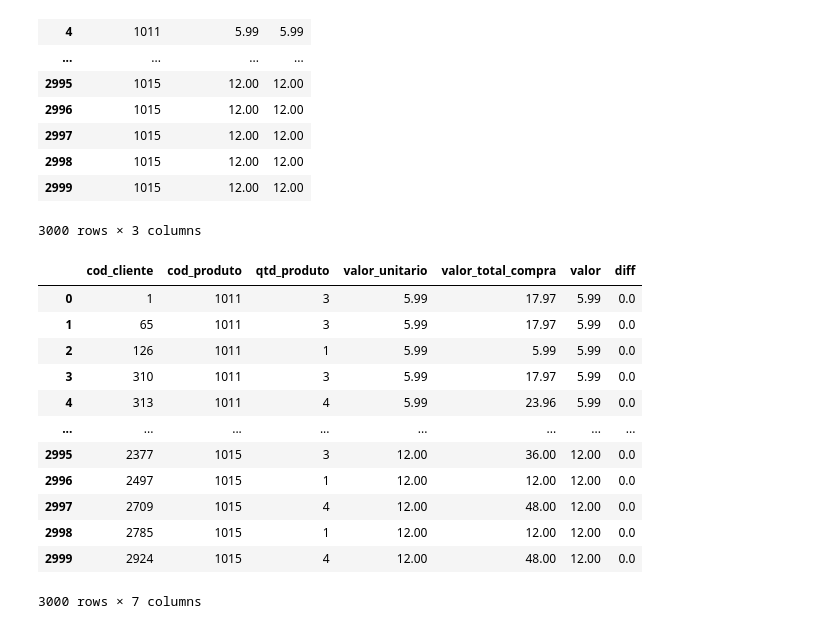
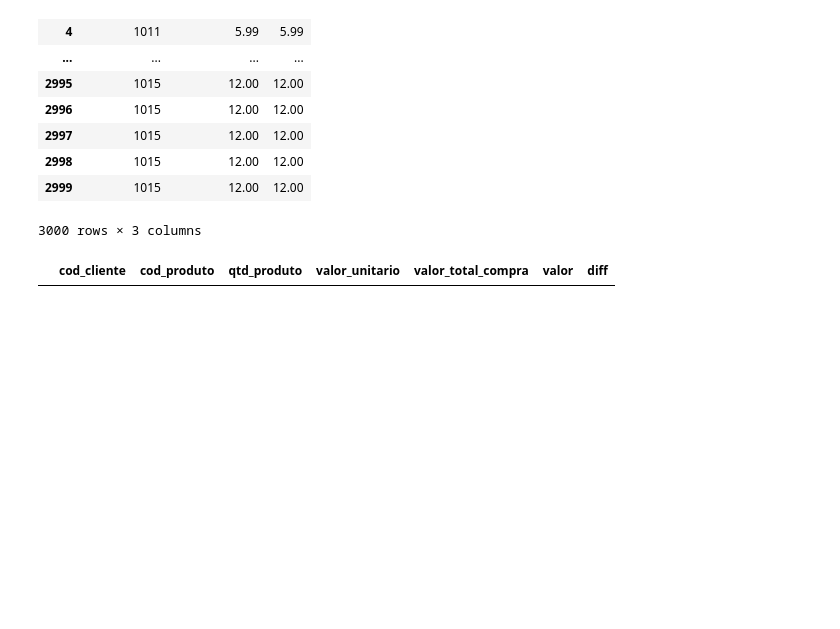
Before and after one commit to GodoyLucas/XPE, a Jupyter notebook: DESF5 - Desafio Final/notebooks/B1DESF5_Desafio_Final.ipynb, the cells around one changed output. Saved outputs shown, nothing was run; the diff lists cells and outputs as text; code cells hidden in the pictures; blank space fills up the shorter version.

Commit message:
Coleta e início tratamento dos dados do enunciado 1

```diff
--- a/DESF5 - Desafio Final/notebooks/B1DESF5_Desafio_Final.ipynb
+++ b/DESF5 - Desafio Final/notebooks/B1DESF5_Desafio_Final.ipynb
@@ -256,18 +256,6 @@ dados_compras_produtos[['cod_produto', 'valor_unitario', 'valor']]
 # %%
 dados_compras_produtos['diff'] = dados_compras_produtos.valor_unitario - dados_compras_produtos.valor
 # %%
-dados_compras_produtos.query('diff == 0')
+dados_compras_produtos.query('diff != 0')
 # %% [output]
 |  | cod_cliente | cod_produto | qtd_produto | valor_unitario | valor_total_compra | valor | diff |
-| 0 | 1 | 1011 | 3 | 5.99 | 17.97 | 5.99 | 0.0 |
-| 1 | 65 | 1011 | 3 | 5.99 | 17.97 | 5.99 | 0.0 |
-| 2 | 126 | 1011 | 1 | 5.99 | 5.99 | 5.99 | 0.0 |
-| 3 | 310 | 1011 | 3 | 5.99 | 17.97 | 5.99 | 0.0 |
-| 4 | 313 | 1011 | 4 | 5.99 | 23.96 | 5.99 | 0.0 |
-| ... | ... | ... | ... | ... | ... | ... | ... |
-| 2995 | 2377 | 1015 | 3 | 12.00 | 36.00 | 12.00 | 0.0 |
-| 2996 | 2497 | 1015 | 1 | 12.00 | 12.00 | 12.00 | 0.0 |
-| 2997 | 2709 | 1015 | 4 | 12.00 | 48.00 | 12.00 | 0.0 |
-| 2998 | 2785 | 1015 | 1 | 12.00 | 12.00 | 12.00 | 0.0 |
-| 2999 | 2924 | 1015 | 4 | 12.00 | 48.00 | 12.00 | 0.0 |
-3000 rows × 7 columns
```
Also changed, not shown: parts of 3 cells of this notebook.
